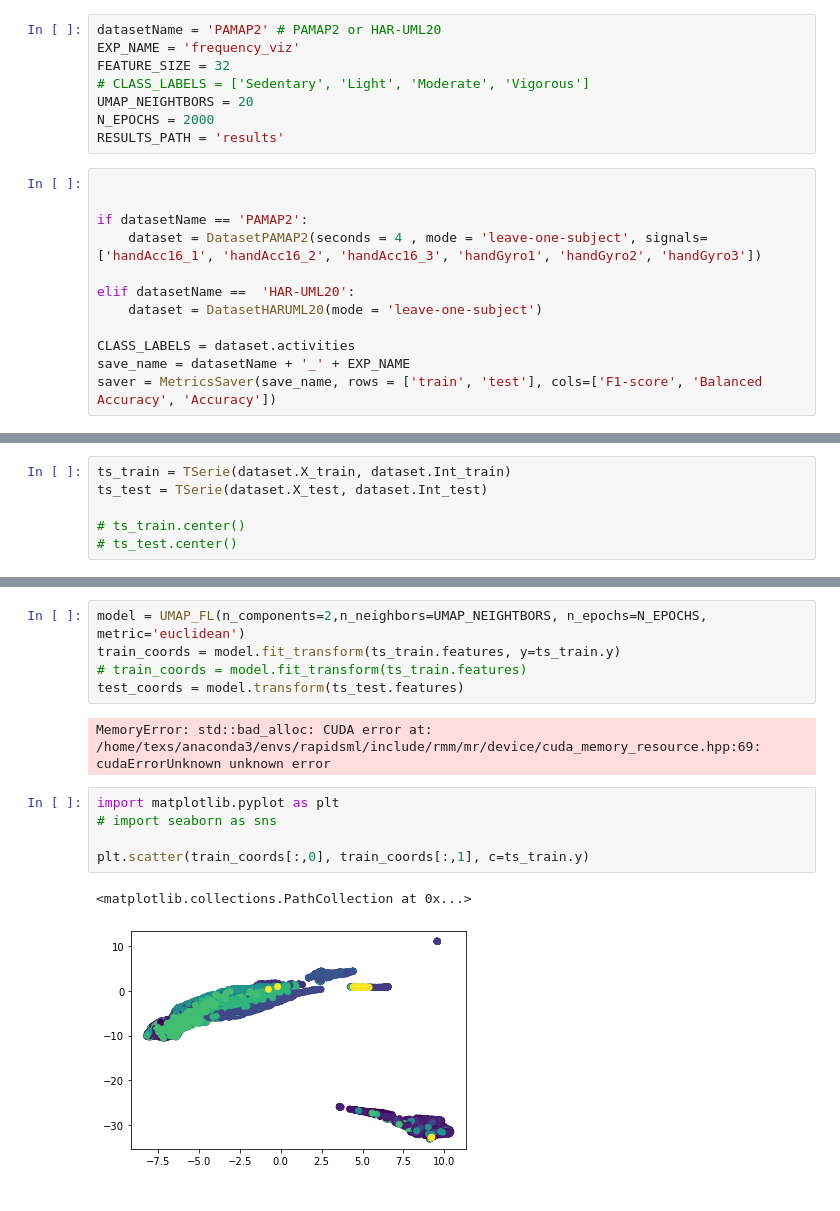
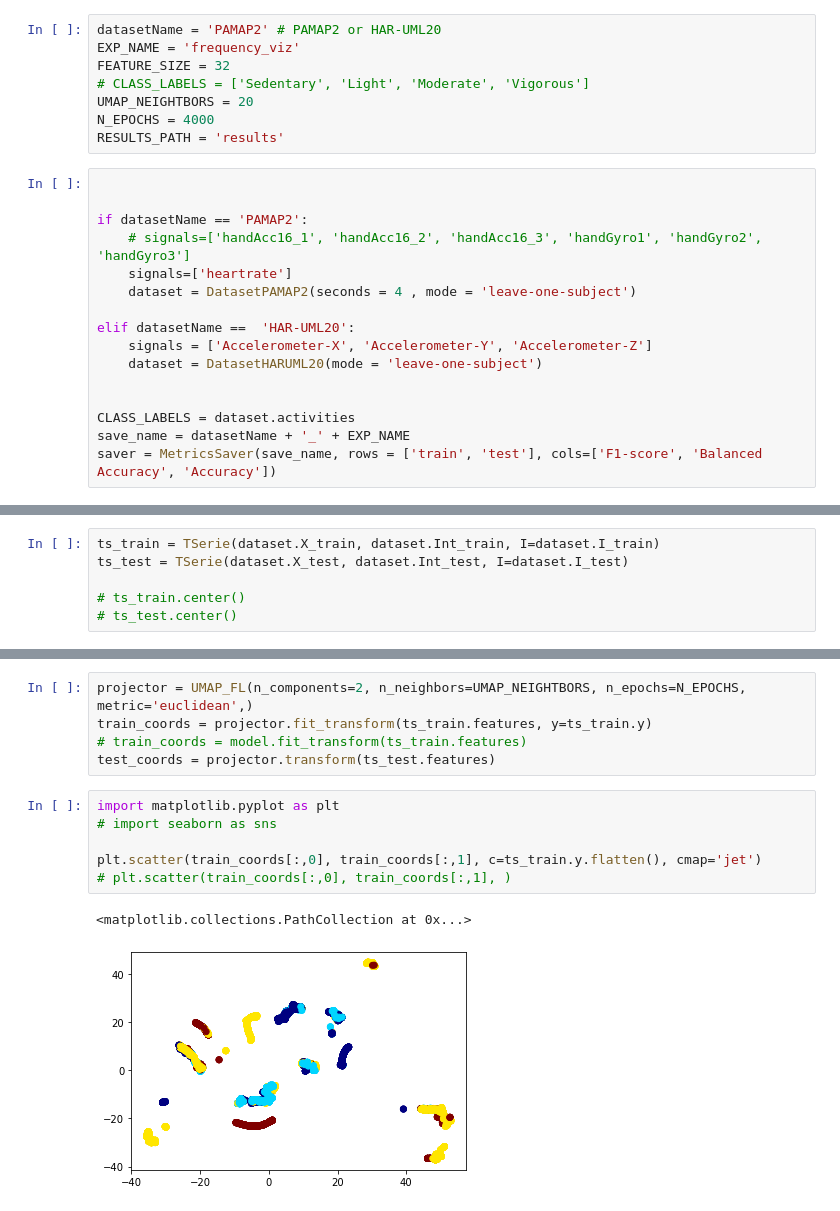
Before and after one commit to texsmv/mts_feature_learning, a Jupyter notebook: datasets_har_visualization.ipynb, the cells around one changed output, grey strips where cells are left out. Cells and saved outputs as stored; diff of their text form.

```diff
--- a/datasets_har_visualization.ipynb
+++ b/datasets_har_visualization.ipynb
@@ -17,16 +24,20 @@ EXP_NAME = 'frequency_viz'
 FEATURE_SIZE = 32
 # CLASS_LABELS = ['Sedentary', 'Light', 'Moderate', 'Vigorous']
 UMAP_NEIGHTBORS = 20
-N_EPOCHS = 2000
+N_EPOCHS = 4000
 RESULTS_PATH = 'results'
 # %%
 
 
 if datasetName == 'PAMAP2':
-    dataset = DatasetPAMAP2(seconds = 4 , mode = 'leave-one-subject', signals=['handAcc16_1', 'handAcc16_2', 'handAcc16_3', 'handGyro1', 'handGyro2', 'handGyro3'])
+    # signals=['handAcc16_1', 'handAcc16_2', 'handAcc16_3', 'handGyro1', 'handGyro2', 'handGyro3']
+    signals=['heartrate']
+    dataset = DatasetPAMAP2(seconds = 4 , mode = 'leave-one-subject')
 
 elif datasetName ==  'HAR-UML20':
+    signals = ['Accelerometer-X', 'Accelerometer-Y', 'Accelerometer-Z']
     dataset = DatasetHARUML20(mode = 'leave-one-subject')
+
 
 CLASS_LABELS = dataset.activities
 save_name = datasetName + '_' + EXP_NAME
@@ -38,6 +56,6 @@ True
 # %%
-ts_train = TSerie(dataset.X_train, dataset.Int_train)
-ts_test = TSerie(dataset.X_test, dataset.Int_test)
+ts_train = TSerie(dataset.X_train, dataset.Int_train, I=dataset.I_train)
+ts_test = TSerie(dataset.X_test, dataset.Int_test, I=dataset.I_test)
 
 # ts_train.center()
 # ts_test.center()
@@ -86,18 +126,17 @@ ts_test.features[:, 0] = 0
 # %%
-model = UMAP_FL(n_components=2,n_neighbors=UMAP_NEIGHTBORS, n_epochs=N_EPOCHS, metric='euclidean')
-train_coords = model.fit_transform(ts_train.features, y=ts_train.y)
+projector = UMAP_FL(n_components=2, n_neighbors=UMAP_NEIGHTBORS, n_epochs=N_EPOCHS, metric='euclidean',)
+train_coords = projector.fit_transform(ts_train.features, y=ts_train.y)
 # train_coords = model.fit_transform(ts_train.features)
-test_coords = model.transform(ts_test.features)
+test_coords = projector.transform(ts_test.features)
-# %% [output]
-MemoryError: std::bad_alloc: CUDA error at: /home/texs/anaconda3/envs/rapidsml/include/rmm/mr/device/cuda_memory_resource.hpp:69: cudaErrorUnknown unknown error
 # %%
 import matplotlib.pyplot as plt
 # import seaborn as sns
 
-plt.scatter(train_coords[:,0], train_coords[:,1], c=ts_train.y)
+plt.scatter(train_coords[:,0], train_coords[:,1], c=ts_train.y.flatten(), cmap='jet')
+# plt.scatter(train_coords[:,0], train_coords[:,1], )
 # %% [output]
 <matplotlib.collections.PathCollection at 0x...>
-[figure, old version]
+[figure, new version]
 # %%
 import matplotlib.pyplot as plt
 
```
Also changed, not shown: parts of 13 cells of this notebook, 6 other files.
